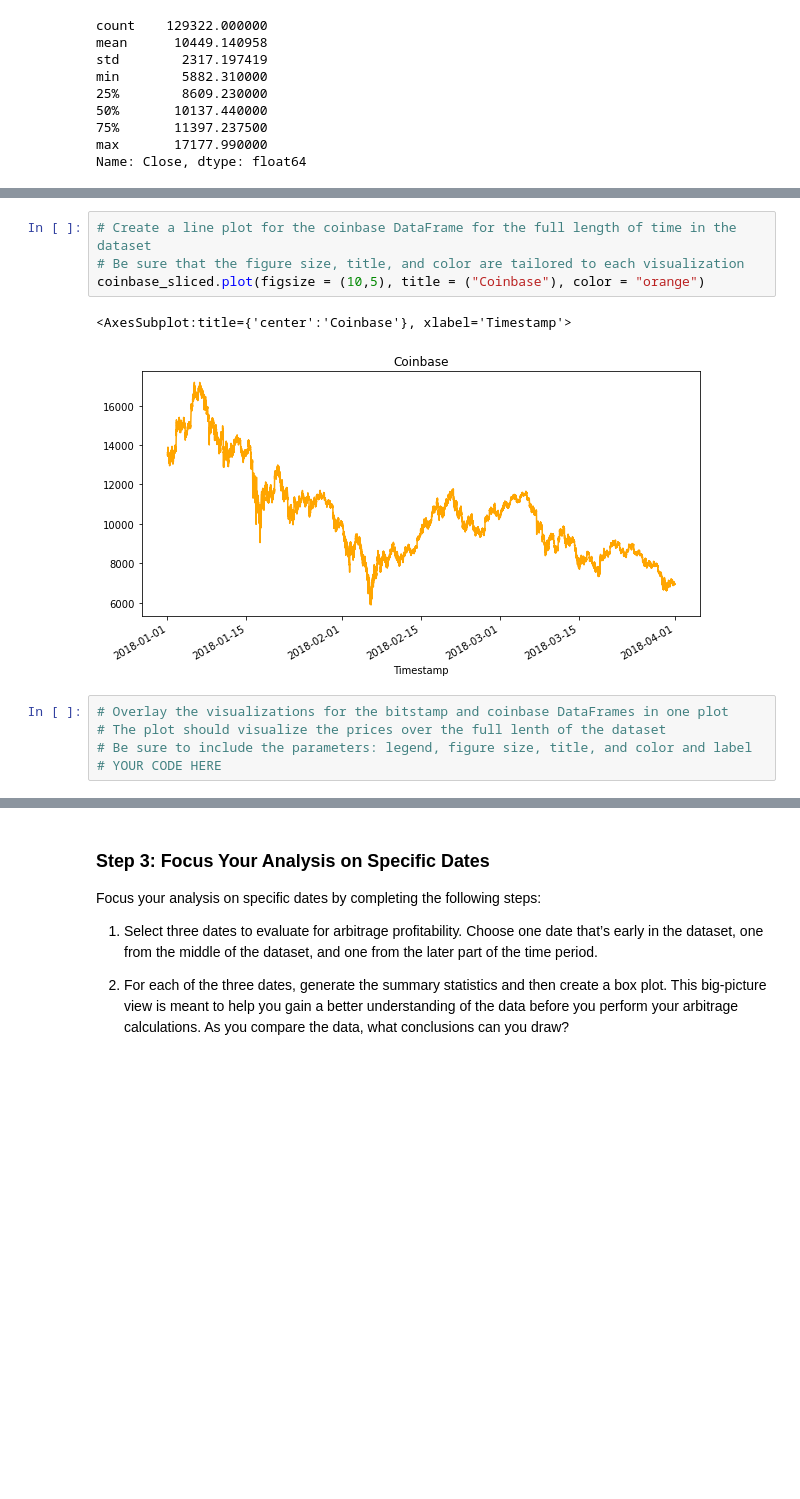
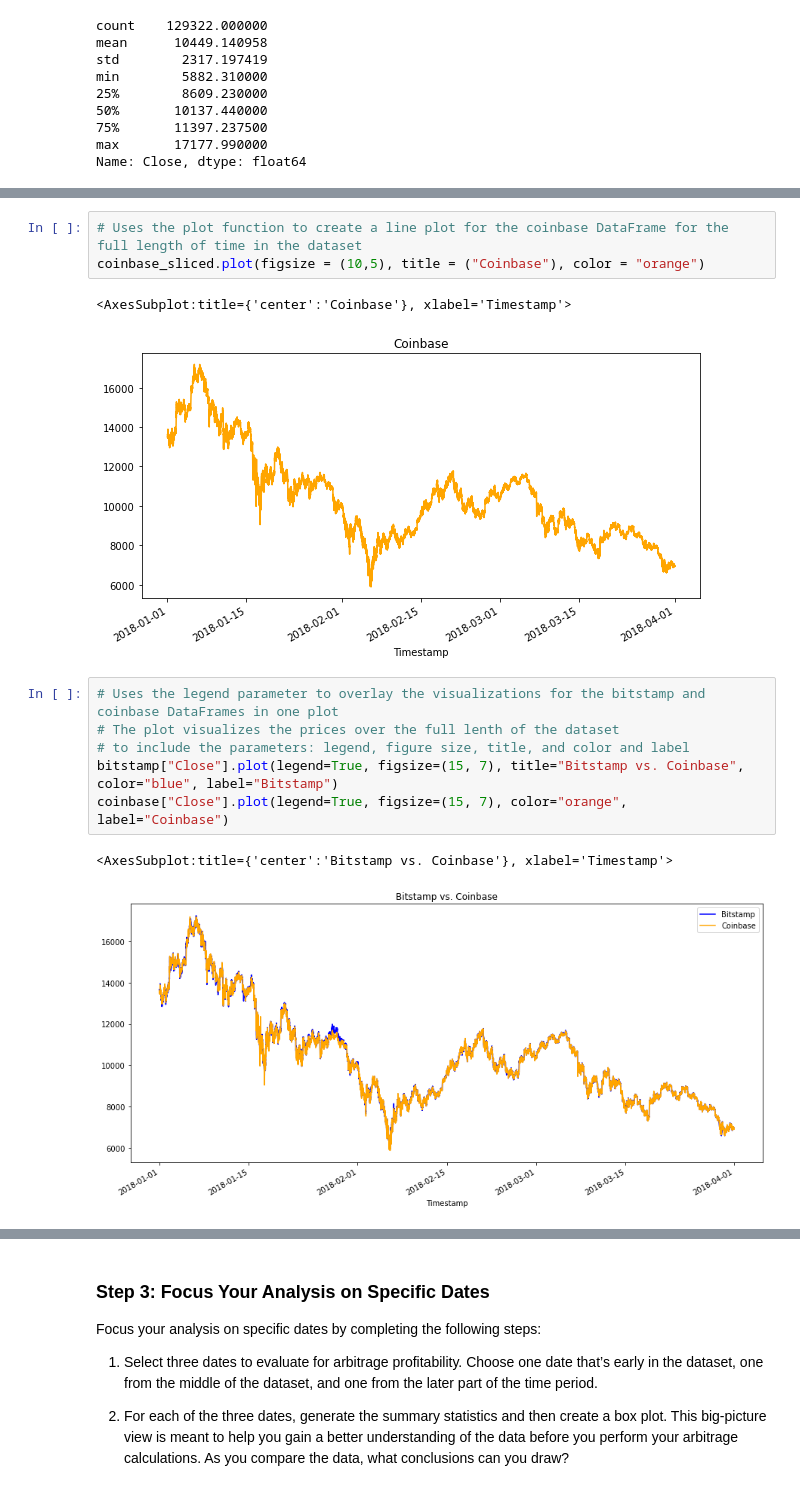
Before and after one commit to carljfrederick/crypto-cpa-data, a Jupyter notebook: crypto_arbitrage.ipynb, the cells around one changed output, grey strips where cells are left out. Saved outputs shown, nothing was run; the diff lists cells and outputs as text; blank space fills up the shorter version.

Commit message:
Overlay the visualizations for both DataFrames

```diff
--- a/crypto_arbitrage.ipynb
+++ b/crypto_arbitrage.ipynb
@@ -293,17 +292,20 @@ bitstamp_sliced.plot(figsize = (10,5), title = "Bitstamp", color = "blue")
 <AxesSubplot:title={'center':'Bitstamp'}, xlabel='Timestamp'>
 [figure]
 # %%
-# Create a line plot for the coinbase DataFrame for the full length of time in the dataset
-# Be sure that the figure size, title, and color are tailored to each visualization
+# Uses the plot function to create a line plot for the coinbase DataFrame for the full length of time in the dataset
 coinbase_sliced.plot(figsize = (10,5), title = ("Coinbase"), color = "orange")
 # %% [output]
 <AxesSubplot:title={'center':'Coinbase'}, xlabel='Timestamp'>
 [figure]
 # %%
-# Overlay the visualizations for the bitstamp and coinbase DataFrames in one plot
-# The plot should visualize the prices over the full lenth of the dataset
-# Be sure to include the parameters: legend, figure size, title, and color and label
-# YOUR CODE HERE
+# Uses the legend parameter to overlay the visualizations for the bitstamp and coinbase DataFrames in one plot
+# The plot visualizes the prices over the full lenth of the dataset
+# to include the parameters: legend, figure size, title, and color and label
+bitstamp["Close"].plot(legend=True, figsize=(15, 7), title="Bitstamp vs. Coinbase", color="blue", label="Bitstamp")
+coinbase["Close"].plot(legend=True, figsize=(15, 7), color="orange", label="Coinbase")
+# %% [output]
+<AxesSubplot:title={'center':'Bitstamp vs. Coinbase'}, xlabel='Timestamp'>
+[figure, added]
 # %%
 # Using the loc and plot functions, create an overlay plot that visualizes
 # the price action of both DataFrames for a one month period early in the dataset
```
Also changed, not shown: parts of 4 cells of this notebook.
